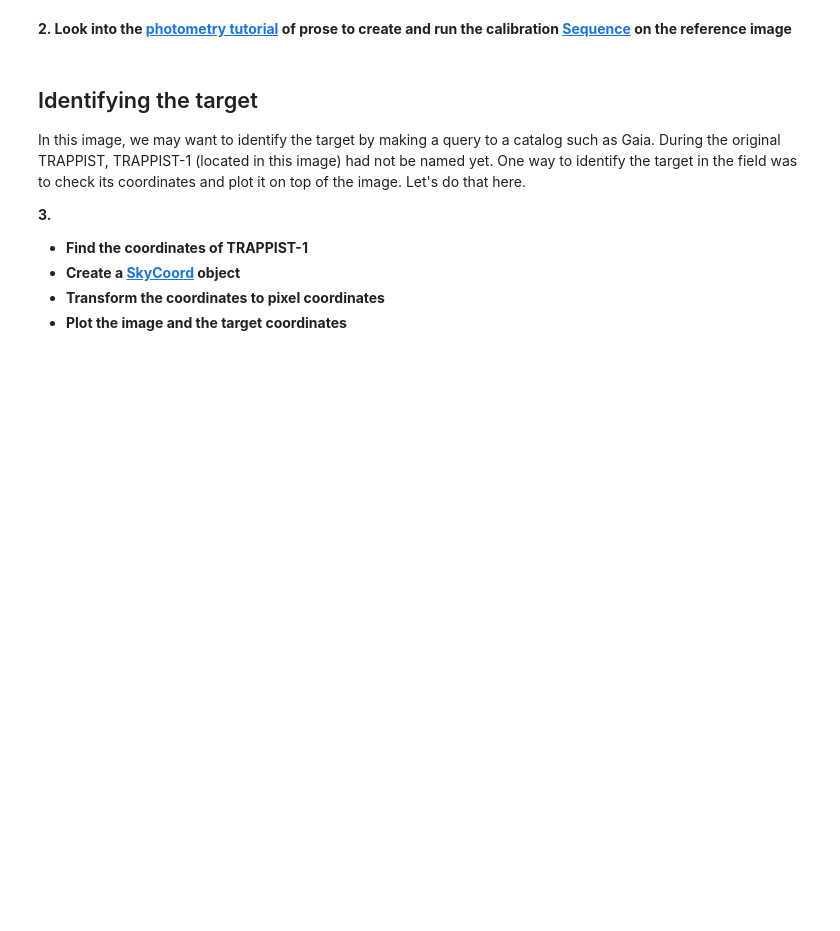
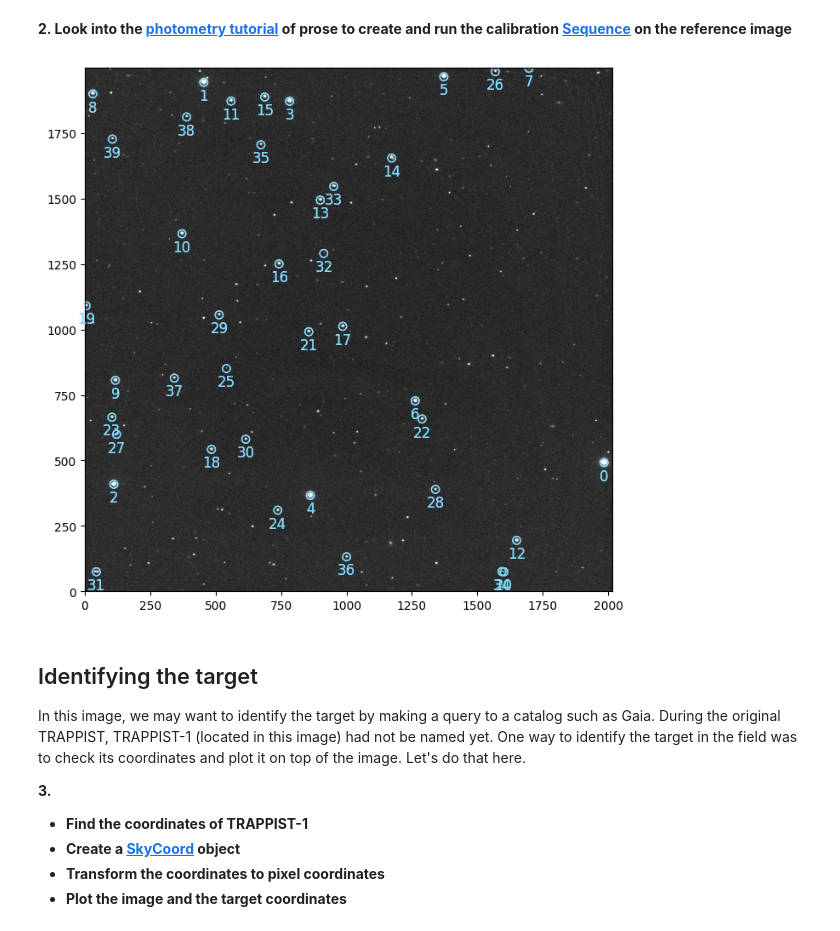
Before and after one commit to lgrcia/pysnack10-prose, a Jupyter notebook: material/reduction.ipynb, the cells around one changed output. Drawn from its saved outputs; the diff is of its cells as text; code cells hidden in the pictures; blank space fills up the shorter version.

````diff
--- a/material/reduction.ipynb
+++ b/material/reduction.ipynb
@@ -14,0 +13,6 @@ Let's start by exploring the folder of raw data.
+# %%
+from prose import FitsManager
+
+fits_folder = "../light_data"
+fm = FitsManager(fits_folder, depth=3)
+fm
@@ -15,4 +26,4 @@ Let's start by exploring the folder of raw data.
 # %% [markdown]
 As you can see the folder contains several images, some of them used for calibration of the science frames. We can use the `FitsManager` to select images associated to a certain night together with the corresponding calibration files.
 # %%
-files = fm.observation_files(...)
+files = fm.observation_files(1, future=2)
@@ -28,7 +58,7 @@ import numpy as np
 from prose import FITSImage, Sequence, blocks
 
 # reference is middle image
-ref = FITSImage(...)
+ref = FITSImage(files["images"][len(files["images"]) // 2])
 # %% [markdown]
 ```{note}
 [FITSImage](prose.FITSImage) is the primary function used to load a FITS image into an [Image](prose.Image) object. While other loaders can be used, this loader is compatible with most of the images aquired from small to large-size ground-based telescopes.
@@ -40,3 +68,22 @@ ref = FITSImage(...)
+# %%
+calibration = Sequence(
+    [
+        blocks.Calibration(
+            darks=files["darks"], bias=files["bias"], flats=files["flats"]
+        ),
+        blocks.Trim(),
+        blocks.PointSourceDetection(n=40),  # stars detection
+        blocks.Cutouts(21),  # stars cutouts
+        blocks.MedianEPSF(),  # building EPSF
+        blocks.psf.Gaussian2D(),  # modeling EPSF
+    ]
+)
+
+calibration.run(ref, show_progress=False)
+ref.show()
+ref.sources.plot()
+# %% [output]
+[figure, added]
 # %% [markdown]
 ## Identifying the target
 
````
Also changed, not shown: parts of 13 cells of this notebook.
